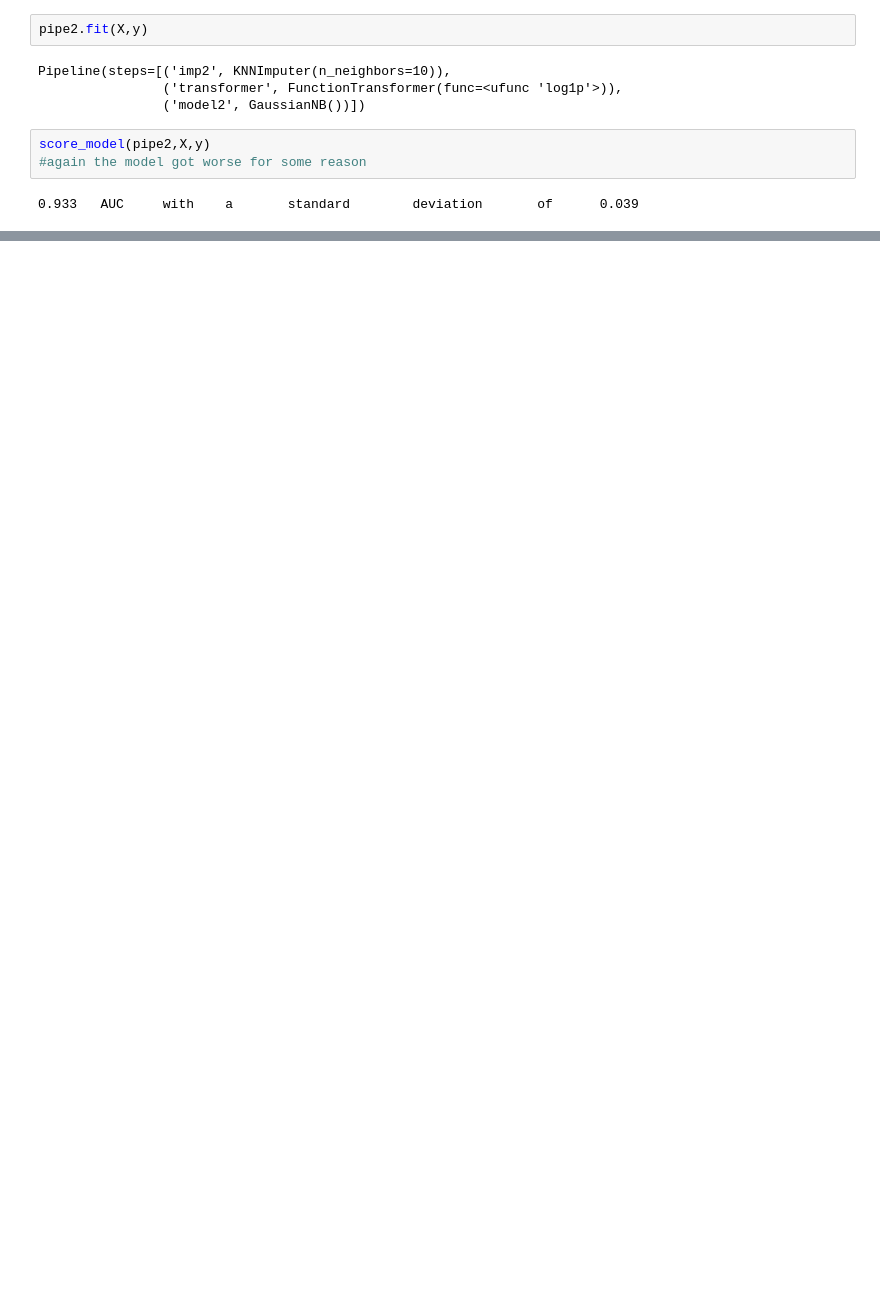
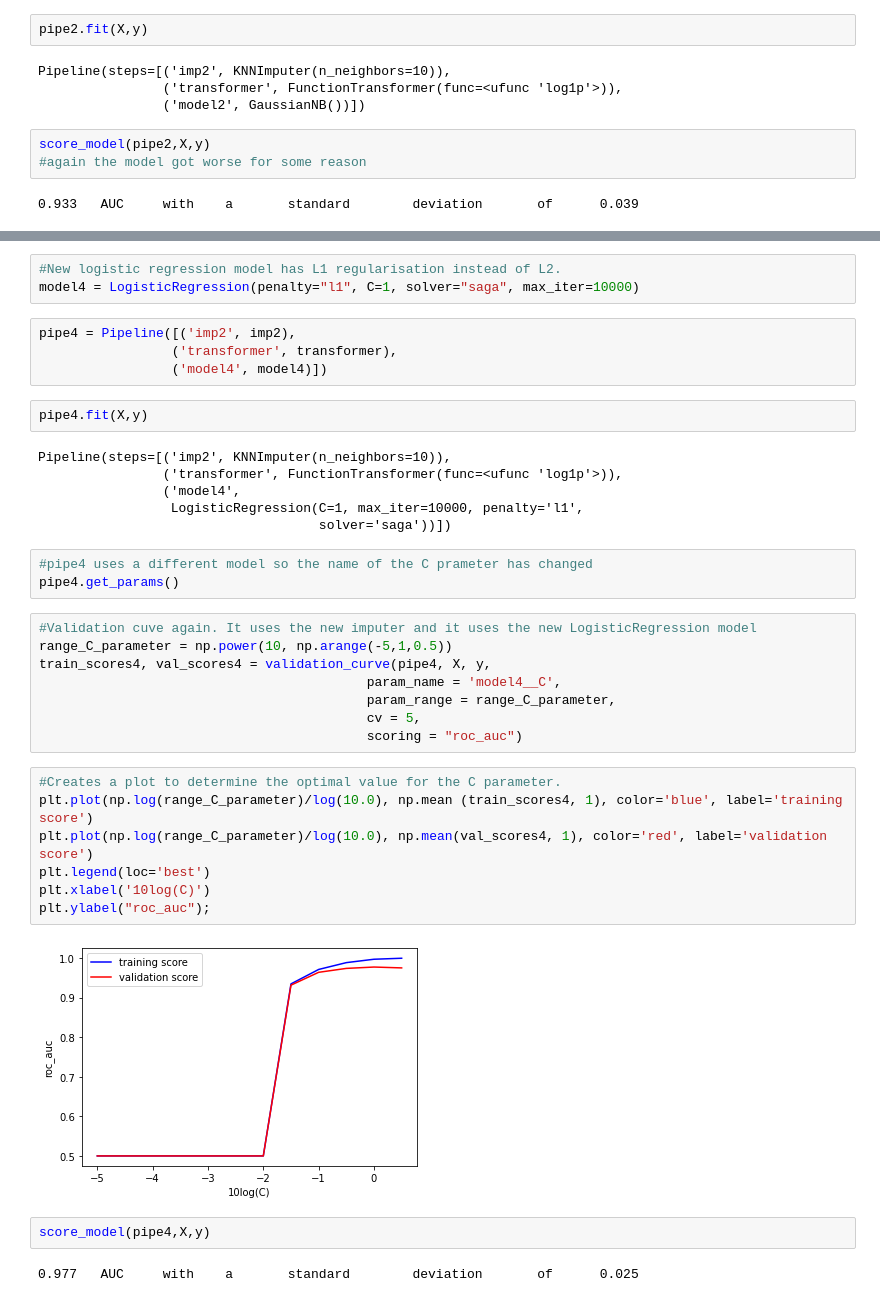
Before and after one commit to Flonsbob/Floris-van-Eisden---Exam---Applied-Statistics-and-Modeling, a Jupyter notebook: Exam_assignment_Final_version.ipynb, the cells around one changed output, grey strips where cells are left out. Cells and saved outputs as stored; diff of their text form; blank space fills up the shorter version.

```diff
--- a/Exam_assignment_Final_version.ipynb
+++ b/Exam_assignment_Final_version.ipynb
@@ -234,0 +265,39 @@ score_model(pipe2,X,y)
+# %%
+#New logistic regression model has L1 regularisation instead of L2.
+model4 = LogisticRegression(penalty="l1", C=1, solver="saga", max_iter=10000)
+# %%
+pipe4 = Pipeline([('imp2', imp2),
+                 ('transformer', transformer),
+                 ('model4', model4)])
+# %%
+pipe4.fit(X,y)
+# %% [output]
+Pipeline(steps=[('imp2', KNNImputer(n_neighbors=10)),
+                ('transformer', FunctionTransformer(func=<ufunc 'log1p'>)),
+                ('model4',
+                 LogisticRegression(C=1, max_iter=10000, penalty='l1',
+                                    solver='saga'))])
+# %%
+#pipe4 uses a different model so the name of the C prameter has changed
+pipe4.get_params()
+# %%
+#Validation cuve again. It uses the new imputer and it uses the new LogisticRegression model
+range_C_parameter = np.power(10, np.arange(-5,1,0.5))
+train_scores4, val_scores4 = validation_curve(pipe4, X, y,
+                                          param_name = 'model4__C',
+                                          param_range = range_C_parameter,
+                                          cv = 5,
+                                          scoring = "roc_auc")
+# %%
+#Creates a plot to determine the optimal value for the C parameter.
+plt.plot(np.log(range_C_parameter)/log(10.0), np.mean (train_scores4, 1), color='blue', label='training score')
+plt.plot(np.log(range_C_parameter)/log(10.0), np.mean(val_scores4, 1), color='red', label='validation score')
+plt.legend(loc='best')
+plt.xlabel('10log(C)')
+plt.ylabel("roc_auc");
+# %% [output]
+[figure, added]
+# %%
+score_model(pipe4,X,y)
+# %% [output]
+0.977   AUC     with    a       standard        deviation       of      0.025
```
Also changed, not shown: parts of 36 cells of this notebook.
